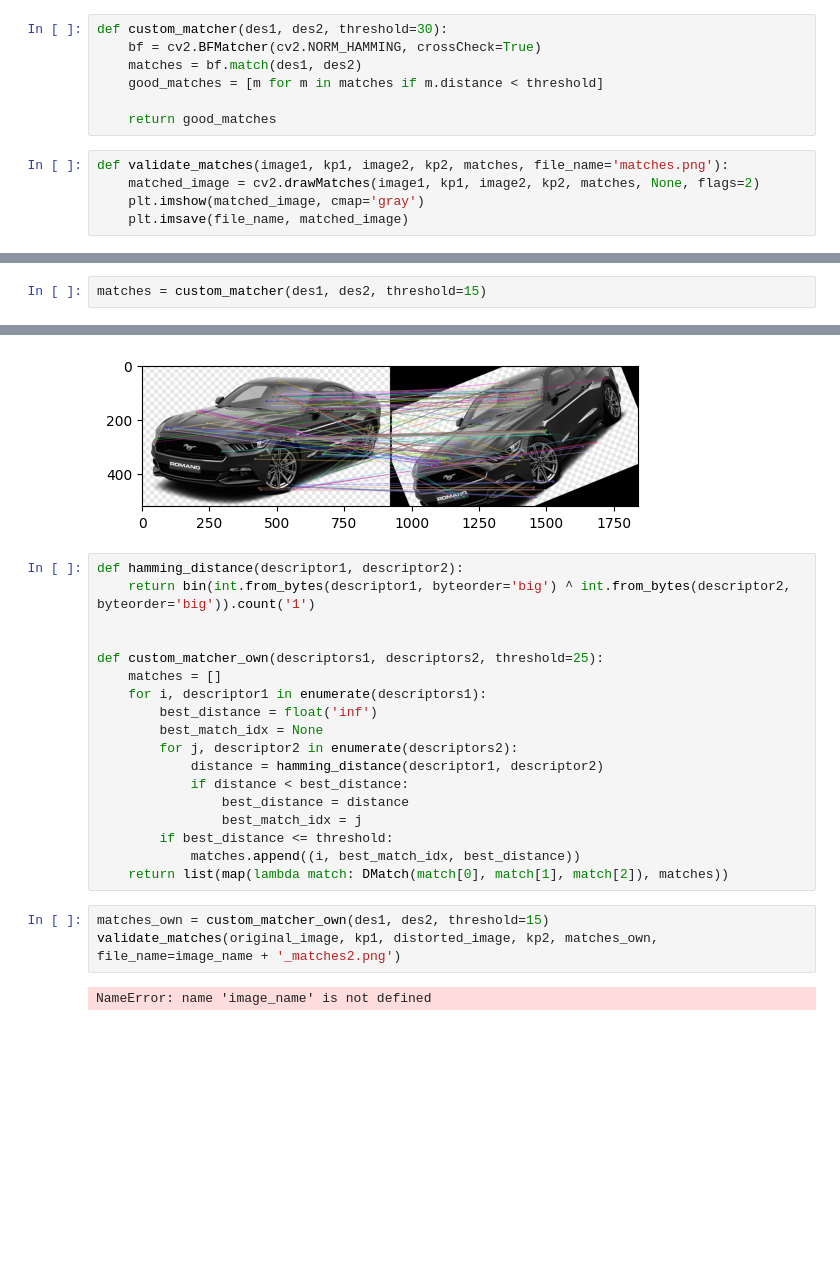
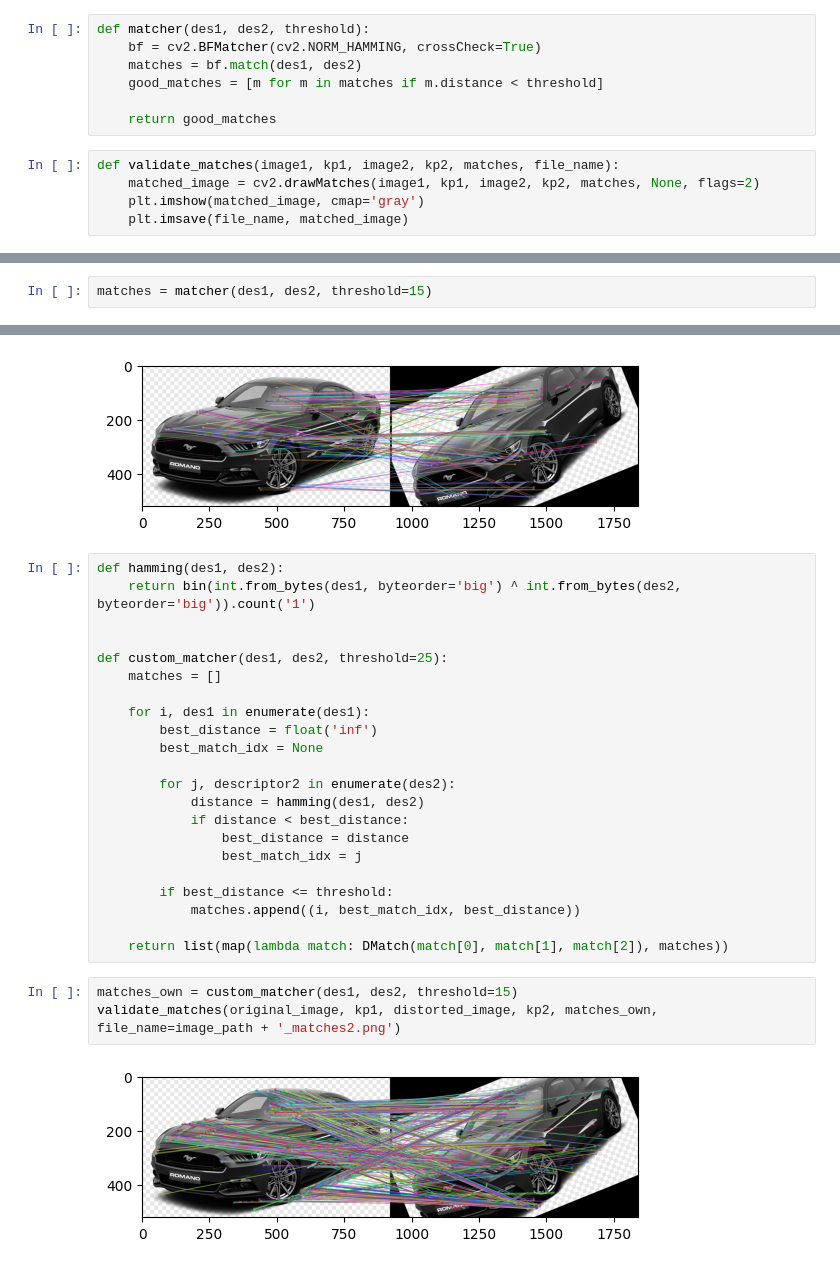
Before and after one commit to Parsleyka/computer-vision-labs, a Jupyter notebook: lab2/lab2.ipynb, the cells around one changed output, grey strips where cells are left out. Cells and saved outputs as stored; diff of their text form; blank space fills up the shorter version.

```diff
--- a/lab2/lab2.ipynb
+++ b/lab2/lab2.ipynb
@@ -128,14 +72,14 @@ def create_descriptors(image1, image2):
 
     return kp1, des1, kp2, des2
 # %%
-def custom_matcher(des1, des2, threshold=30):
+def matcher(des1, des2, threshold):
     bf = cv2.BFMatcher(cv2.NORM_HAMMING, crossCheck=True)
     matches = bf.match(des1, des2)
     good_matches = [m for m in matches if m.distance < threshold]
 
     return good_matches
 # %%
-def validate_matches(image1, kp1, image2, kp2, matches, file_name='matches.png'):
+def validate_matches(image1, kp1, image2, kp2, matches, file_name):
     matched_image = cv2.drawMatches(image1, kp1, image2, kp2, matches, None, flags=2)
     plt.imshow(matched_image, cmap='gray')
     plt.imsave(file_name, matched_image)
@@ -172,31 +104,35 @@ array([[ 51,  23, 183, ...,  56, 164,  88],
        [ 91, 144, 103, ...,  59, 160, 217],
        [ 91, 144,  99, ...,  59, 160, 217]], dtype=uint8)
 # %%
-matches = custom_matcher(des1, des2, threshold=15)
+matches = matcher(des1, des2, threshold=15)
 # %%
 validate_matches(original_image, kp1, distorted_image, kp2, matches, file_name=image_path + '_matches.png')
 # %% [output]
 [figure]
 # %%
-def hamming_distance(descriptor1, descriptor2):
-    return bin(int.from_bytes(descriptor1, byteorder='big') ^ int.from_bytes(descriptor2, byteorder='big')).count('1')
+def hamming(des1, des2):
+    return bin(int.from_bytes(des1, byteorder='big') ^ int.from_bytes(des2, byteorder='big')).count('1')
 
 
-def custom_matcher_own(descriptors1, descriptors2, threshold=25):
+def custom_matcher(des1, des2, threshold=25):
     matches = []
-    for i, descriptor1 in enumerate(descriptors1):
+
+    for i, des1 in enumerate(des1):
         best_distance = float('inf')
         best_match_idx = None
-        for j, descriptor2 in enumerate(descriptors2):
-            distance = hamming_distance(descriptor1, descriptor2)
+
+        for j, descriptor2 in enumerate(des2):
+            distance = hamming(des1, des2)
             if distance < best_distance:
                 best_distance = distance
                 best_match_idx = j
+
         if best_distance <= threshold:
             matches.append((i, best_match_idx, best_distance))
+
     return list(map(lambda match: DMatch(match[0], match[1], match[2]), matches))
 # %%
-matches_own = custom_matcher_own(des1, des2, threshold=15)
-validate_matches(original_image, kp1, distorted_image, kp2, matches_own, file_name=image_name + '_matches2.png')
+matches_own = custom_matcher(des1, des2, threshold=15)
+validate_matches(original_image, kp1, distorted_image, kp2, matches_own, file_name=image_path + '_matches2.png')
 # %% [output]
-NameError: name 'image_name' is not defined
+[figure, added]
```
Also changed, not shown: parts of 7 cells of this notebook, 3 other files.
